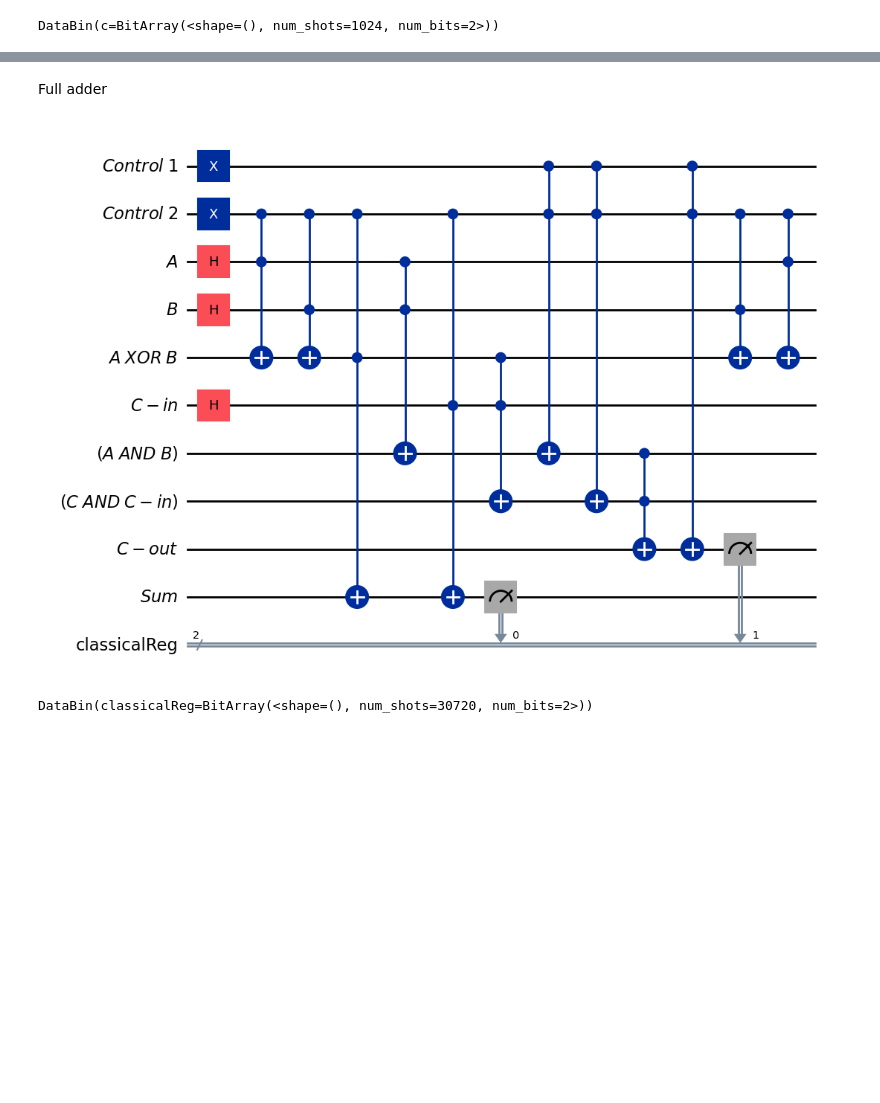
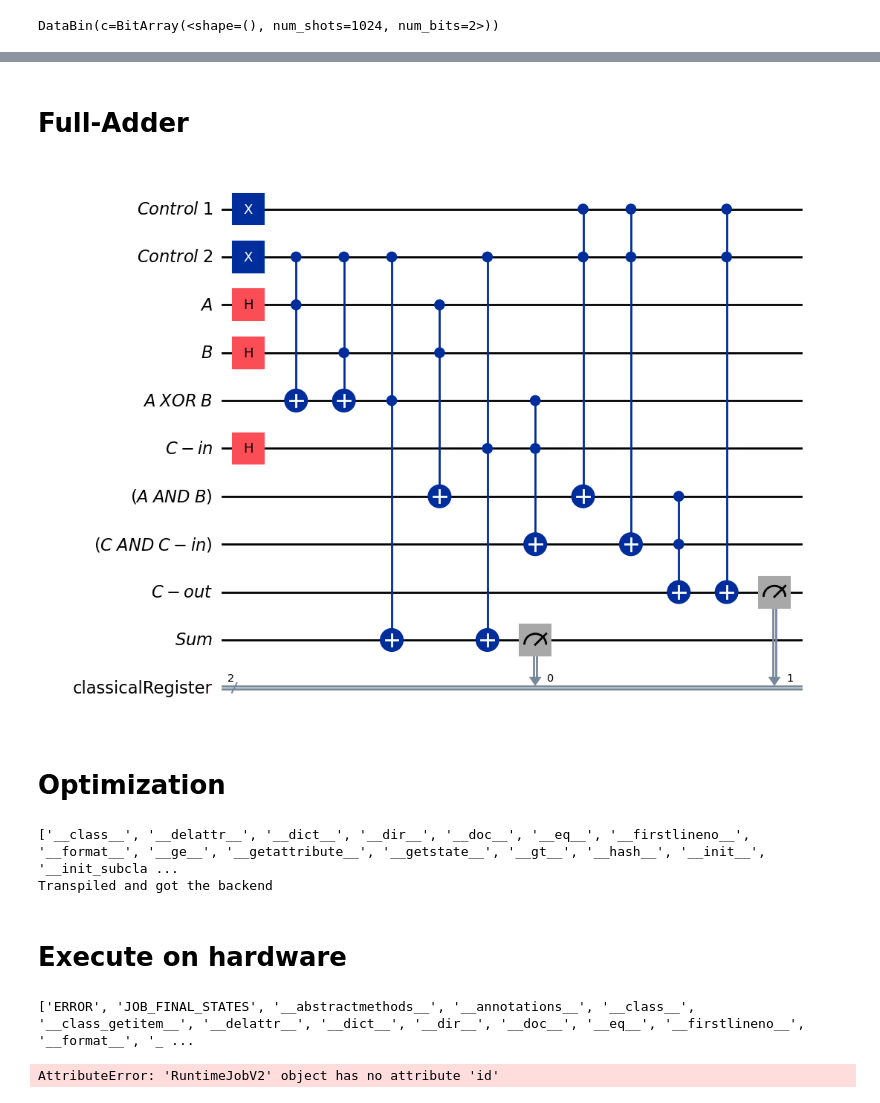
Before and after one commit to Chosen-Juan1/Quantum-computing-research, a Jupyter notebook: Quantum_Computing_Research_Tasks/Task_6_Arithmetic_Addition_Circuit.ipynb, the cells around one changed output, grey strips where cells are left out. Drawn from its saved outputs; the diff is of its cells as text; code cells hidden in the pictures; blank space fills up the shorter version.

```diff
--- a/Quantum_Computing_Research_Tasks/Task_6_Arithmetic_Addition_Circuit.ipynb
+++ b/Quantum_Computing_Research_Tasks/Task_6_Arithmetic_Addition_Circuit.ipynb
@@ -87,5 +97,5 @@ plot_histogram(pretty_counts)
 # %% [markdown]
-Full adder
+# Full-Adder
 # %%
 from qiskit import QuantumCircuit
 # from qiskit.primitives import StatevectorSampler
@@ -96,7 +106,9 @@ from qiskit.primitives import StatevectorSampler
 
 
 
-sampler = StatevectorSampler()
+
+
+# sampler = StatevectorSampler()
 #qiskit initializes qbits to |0>
 #x gates flip the qbit, so its good for making them |1> states
 #qubits 0 and 1 are the so called aneary(?) qbits, as in, they don't change
@@ -112,7 +124,7 @@ qr8 = QuantumRegister(1,"C-out")
 qr9 = QuantumRegister(1,"Sum")
 
 
-cr = ClassicalRegister(2,"classicalReg")
+cr = ClassicalRegister(2,"classicalRegister")
 
 qc = QuantumCircuit(qr0, qr1, qr2, qr3, qr4, qr5, qr6, qr7, qr8, qr9, cr, name='Full-adder circuit')
 
@@ -167,42 +179,66 @@ qc.append(CCXGate(),[0,1,6])
 qc.append(CCXGate(),[0,1,7])
 
 #Apply DEmorgan (AND (NOT(A and B) and (NOT(C and C-in)) and get the C-Out
 
 qc.append(CCXGate(),[6,7,8])
 
 #Apply the final inversion of de morgan:
 
 qc.append(CCXGate(),[0,1,8])
 
 
-#Reverse the opperation due to entanglement:
-qc.append(CCXGate(), [1,3,4])
-qc.append(CCXGate(), [1,2,4])
+# #Reverse the opperation due to entanglement:
+# qc.append(CCXGate(), [1,3,4])
+# qc.append(CCXGate(), [1,2,4])
 
 
 
 
 
 
 
 #this represent an AND gate, where q2 is flipped if q0 and q1 are 1 (which they are)
 #q5 should hold my result
 
 #xor opperation for the carry: q4 contains
 #get the SUM first
 qc.measure(9,0)
 # Then the carry-out
 qc.measure(8,1)
 
 
 qc.draw("mpl")
 # %% [output]
-[figure, old version]
+[figure, new version]
-# %%
-
-# qc.measure_all()
-result = sampler.run([qc], shots=(30 * 1024)).result()
-print(result[0].data)
-# print(dir(result[0].data.c6.get_counts()))
-# %% [output]
-DataBin(classicalReg=BitArray(<shape=(), num_shots=30720, num_bits=2>))
+# %% [markdown]
+# Optimization
+# %%
+from qiskit import transpile
+from qiskit_ibm_runtime import QiskitRuntimeService
+
+backend_name = "ibm_kingston"
+service = QiskitRuntimeService()
+print(dir(service))
+backend = service.backend(backend_name)
+
+qc_transpiled = transpile(qc, backend=backend, optimization_level=0)
+print("Transpiled and got the backend")
+# %% [output]
+['__class__', '__delattr__', '__dict__', '__dir__', '__doc__', '__eq__', '__firstlineno__', '__format__', '__ge__', '__getattribute__', '__getstate__', '__gt__', '__hash__', '__init__', '__init_subcla ...
+Transpiled and got the backend
+# %% [markdown]
+# Execute on hardware
+# %%
+from qiskit_ibm_runtime import Sampler
+
+
+sampler = Sampler(mode=backend)
+
+job = sampler.run([qc_transpiled])
+
+print(dir(job))
+
+print(f"job_id: {job.id()}")
+# %% [output]
+['ERROR', 'JOB_FINAL_STATES', '__abstractmethods__', '__annotations__', '__class__', '__class_getitem__', '__delattr__', '__dict__', '__dir__', '__doc__', '__eq__', '__firstlineno__', '__format__', '_ ...
+AttributeError: 'RuntimeJobV2' object has no attribute 'id'
```
Also changed, not shown: parts of 17 cells of this notebook.
